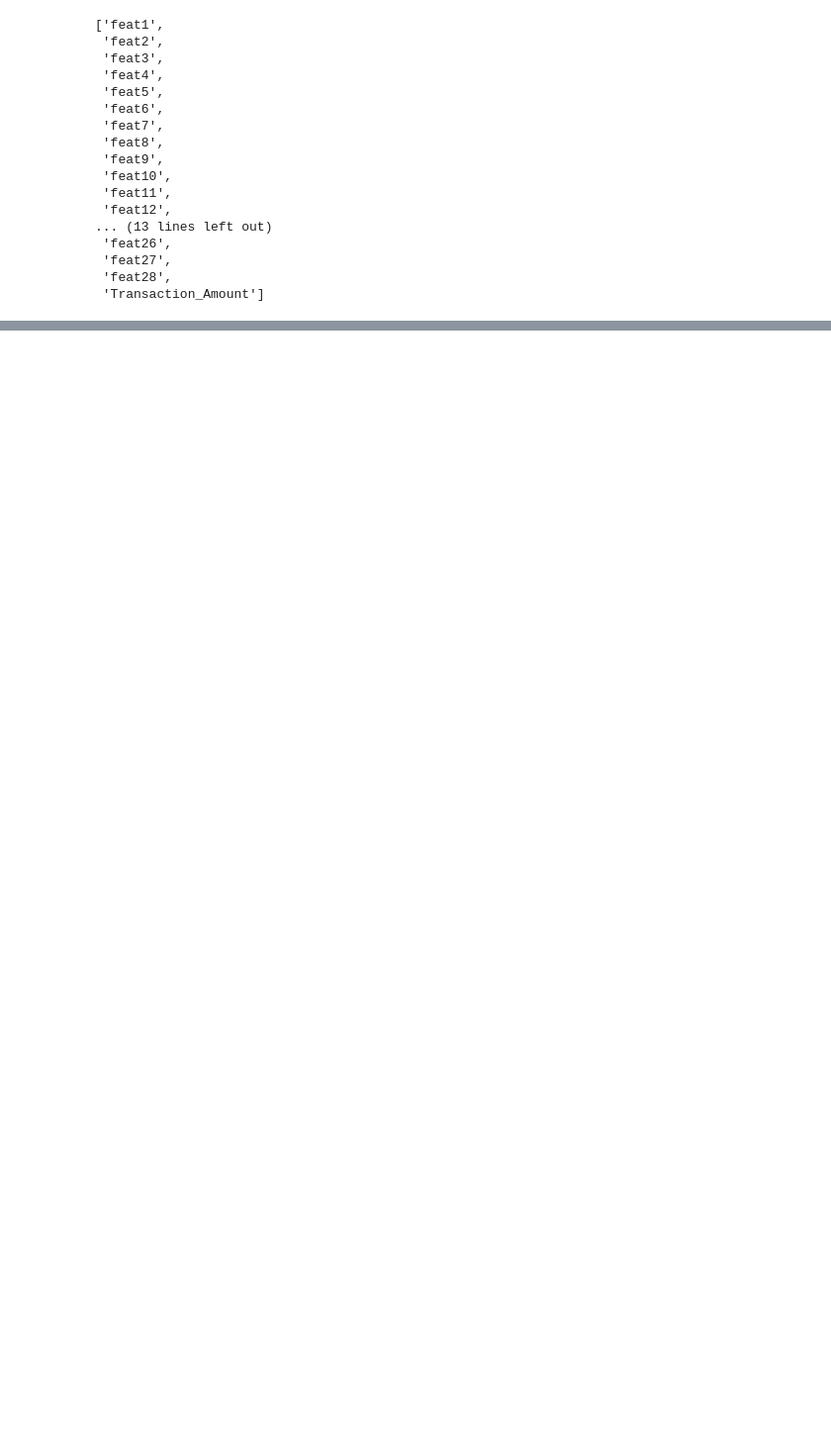
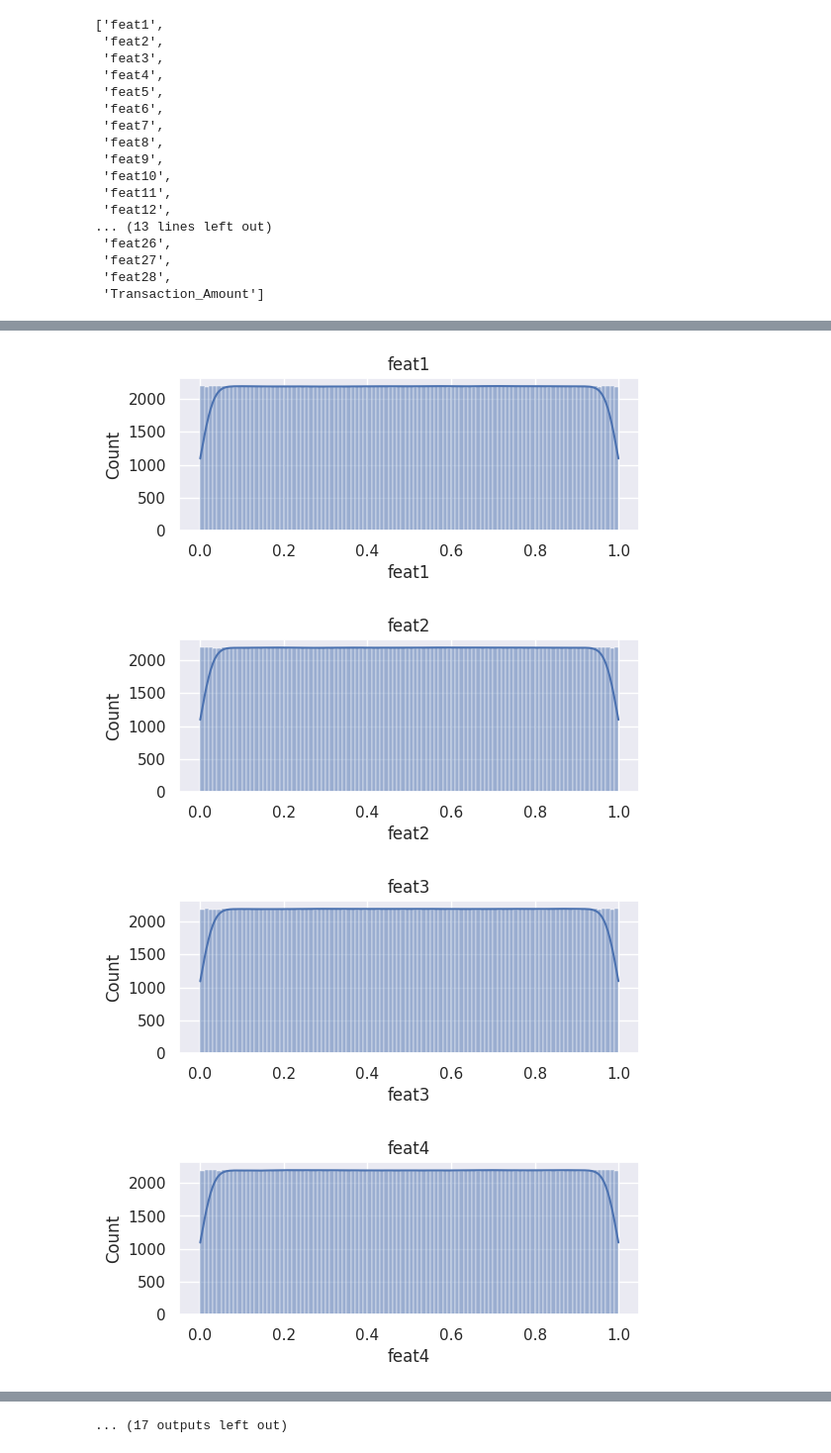
Before and after one commit to ysraell/random-forest-mc-utils, a Jupyter notebook: credit-card-fraud-prediction/power_transform.ipynb, the cells around one changed output, grey strips where cells are left out. Shown at 99% size. Drawn from its saved outputs; the diff is of its cells as text; code cells hidden in the pictures; blank space fills up the shorter version.

```diff
--- a/credit-card-fraud-prediction/power_transform.ipynb
+++ b/credit-card-fraud-prediction/power_transform.ipynb
@@ -202,0 +214,5 @@ for feat_col in feat_cols:
+# %%
+columns = ['id']+feat_cols+['ds']
+df_train['ds'] = 'train'
+df_test['ds'] = 'test'
+df = pd.concat([df_train[columns], df_test[columns]], ignore_index=True)
@@ -202,0 +239,6 @@ for feat_col in feat_cols:
+# %%
+qt = QuantileTransformer(n_quantiles=100000, random_state=0, subsample=217000)
+Y = qt.fit_transform(df[feat_cols].to_numpy())
+# %%
+df_trans = pd.concat([df['id'], pd.DataFrame(Y, columns=feat_cols), df['ds']], axis=1)
+df_trans
@@ -202,0 +298,11 @@ for feat_col in feat_cols:
+# %%
+for feat_col in feat_cols:
+    plt.figure()
+    sns.histplot(data=df_trans, x=feat_col, kde=True, bins=min(df_train[feat_col].nunique(), 100))
+    plt.title(feat_col)
+    plt.autoscale()
+# %% [output]
+[figure, added]
+[figure, added]
+[figure, added]
+[figure, added]
@@ -202,0 +317 @@ for feat_col in feat_cols:
+... (17 outputs left out)
```
Also changed, not shown: parts of 12 cells of this notebook, 2 other files.
